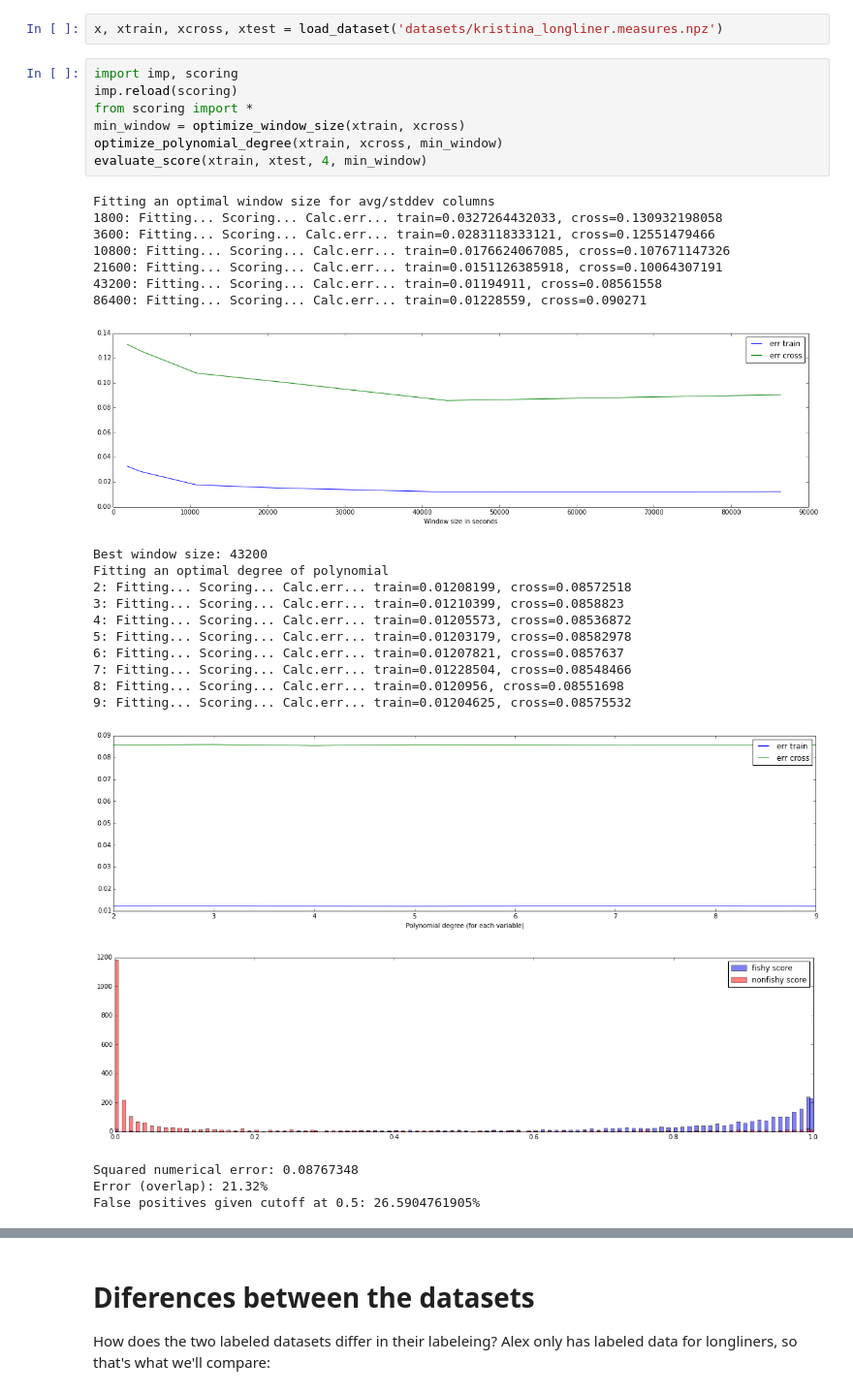
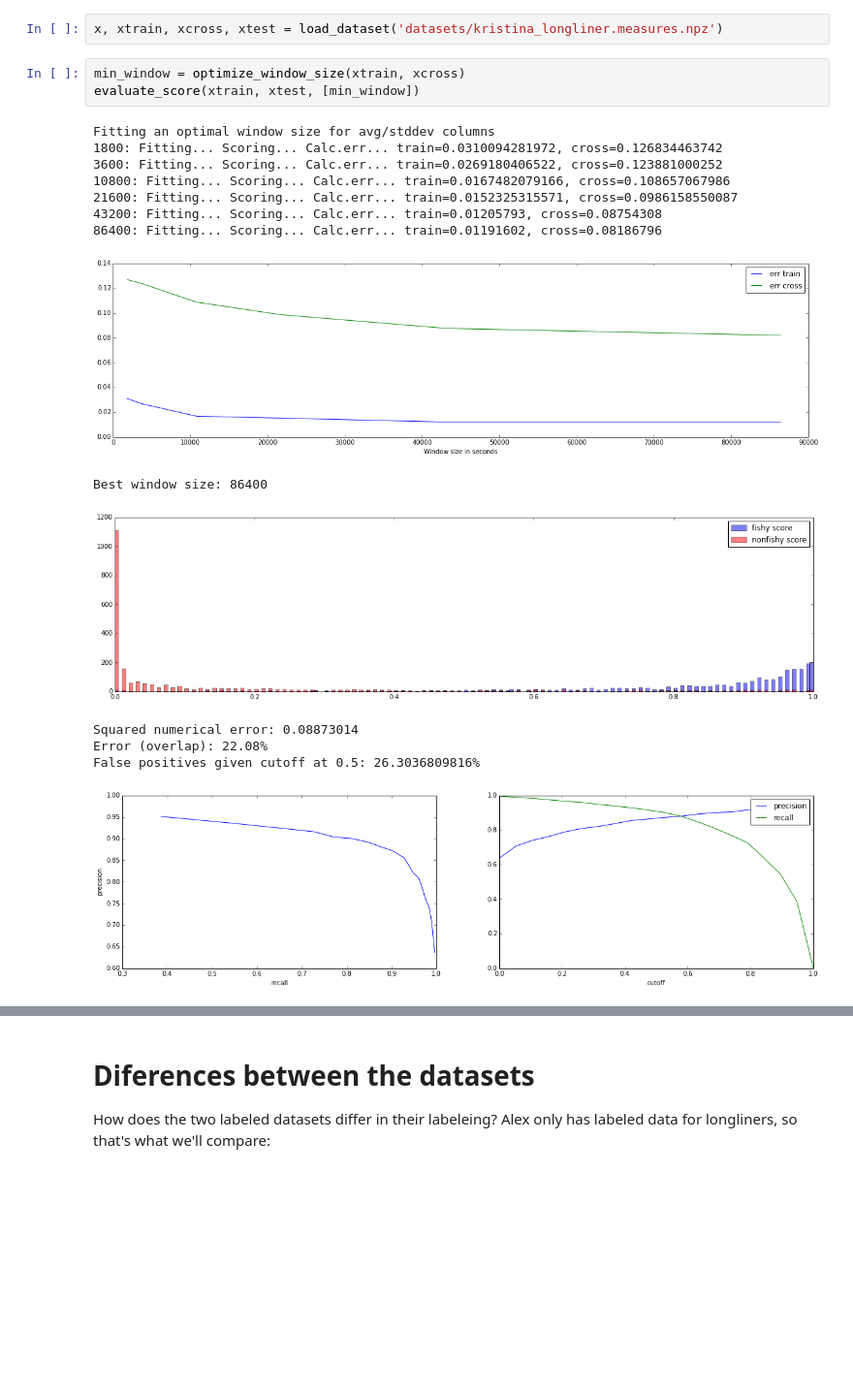
Before and after one commit to GlobalFishingWatch/vessel-scoring, a Jupyter notebook: Score_development.ipynb, the cells around one changed output, grey strips where cells are left out. Shown: that part at 97% size. Drawn from its saved outputs; the diff is of its cells as text; blank space fills up the shorter version.

```diff
--- a/Score_development.ipynb
+++ b/Score_development.ipynb
@@ -108,33 +56,20 @@ Score window: 86400
 # %%
 x, xtrain, xcross, xtest = load_dataset('datasets/kristina_longliner.measures.npz')
 # %%
-import imp, scoring
-imp.reload(scoring)
-from scoring import *
 min_window = optimize_window_size(xtrain, xcross)
-optimize_polynomial_degree(xtrain, xcross, min_window)
-evaluate_score(xtrain, xtest, 4, min_window)
+evaluate_score(xtrain, xtest, [min_window])
 # %% [output]
 Fitting an optimal window size for avg/stddev columns
-1800: Fitting... Scoring... Calc.err... train=0.0327264432033, cross=0.130932198058
-3600: Fitting... Scoring... Calc.err... train=0.0283118333121, cross=0.12551479466
-10800: Fitting... Scoring... Calc.err... train=0.0176624067085, cross=0.107671147326
-21600: Fitting... Scoring... Calc.err... train=0.0151126385918, cross=0.10064307191
-43200: Fitting... Scoring... Calc.err... train=0.01194911, cross=0.08561558
-86400: Fitting... Scoring... Calc.err... train=0.01228559, cross=0.090271
+1800: Fitting... Scoring... Calc.err... train=0.0310094281972, cross=0.126834463742
+3600: Fitting... Scoring... Calc.err... train=0.0269180406522, cross=0.123881000252
+10800: Fitting... Scoring... Calc.err... train=0.0167482079166, cross=0.108657067986
+21600: Fitting... Scoring... Calc.err... train=0.0152325315571, cross=0.0986158550087
+43200: Fitting... Scoring... Calc.err... train=0.01205793, cross=0.08754308
+86400: Fitting... Scoring... Calc.err... train=0.01191602, cross=0.08186796
-[figure, old version]
+[figure, new version]
-Best window size: 43200
-Fitting an optimal degree of polynomial
-2: Fitting... Scoring... Calc.err... train=0.01208199, cross=0.08572518
-3: Fitting... Scoring... Calc.err... train=0.01210399, cross=0.0858823
-4: Fitting... Scoring... Calc.err... train=0.01205573, cross=0.08536872
-5: Fitting... Scoring... Calc.err... train=0.01203179, cross=0.08582978
-6: Fitting... Scoring... Calc.err... train=0.01207821, cross=0.0857637
-7: Fitting... Scoring... Calc.err... train=0.01228504, cross=0.08548466
-8: Fitting... Scoring... Calc.err... train=0.0120956, cross=0.08551698
-9: Fitting... Scoring... Calc.err... train=0.01204625, cross=0.08575532
+Best window size: 86400
-[figure, old version]
+[figure, new version]
+Squared numerical error: 0.08873014
+Error (overlap): 22.08%
+False positives given cutoff at 0.5: 26.3036809816%
-[figure, old version]
+[figure, new version]
-Squared numerical error: 0.08767348
-Error (overlap): 21.32%
-False positives given cutoff at 0.5: 26.5904761905%
```
Also changed, not shown: parts of 13 cells of this notebook, 1 other file.
